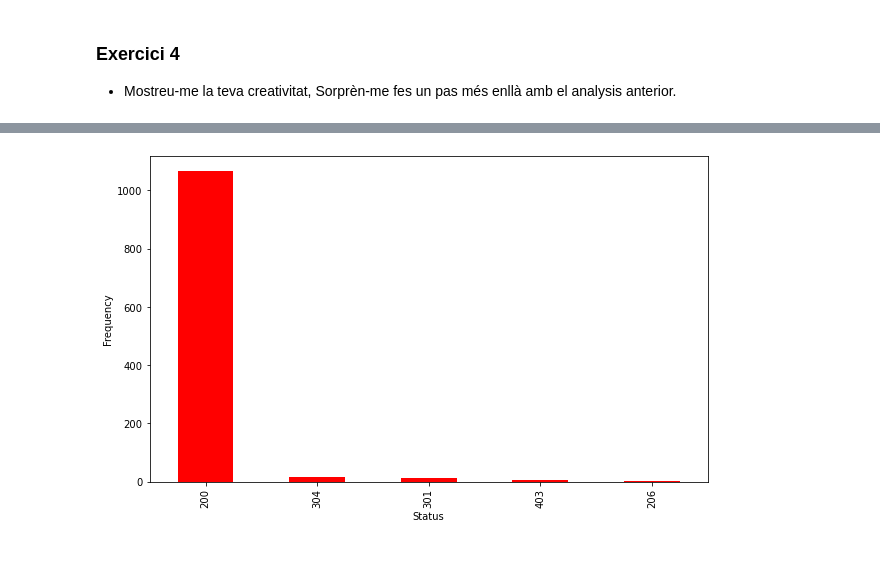
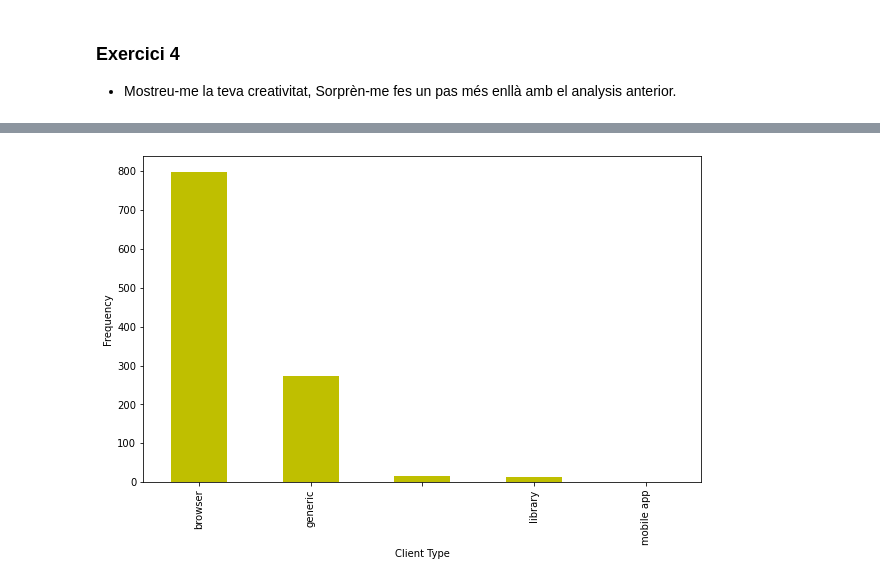
Before and after one commit to jesussantana/web-log-dash, a Jupyter notebook: Tasca_7_Registre_de_Logs.ipynb, the cells around one changed output, grey strips where cells are left out. Saved outputs shown, nothing was run; the diff lists cells and outputs as text; code cells hidden in the pictures; blank space fills up the shorter version.

Commit message:
Update Graphs

```diff
--- a/Tasca_7_Registre_de_Logs.ipynb
+++ b/Tasca_7_Registre_de_Logs.ipynb
@@ -16,11 +17,11 @@ pd.set_option('display.max_columns', None)
 # %%
 path = '../Data/Web_access_log-akumenius.com.txt'
 
-Logs = pd.read_csv(path, sep='\s | \- | \"', names =['DNS','IP','Location','Date','Time','Request','Status','Size','Referer','UserAgent'], skiprows=260771, engine='python')
+Logs_raw = pd.read_csv(path, sep='\s | \- | \"', names =['DNS','IP','Location','Date','Time','Request','Status','Size','Referer','UserAgent'], skiprows=260771, engine='python')
 
-Logs_copy = Logs.copy()
+Logs_copy = Logs_raw.copy()
 
-Logs_copy
+Logs_copy.head()
 # %% [output]
 |  | DNS | IP | Location | Date | Time | Request | Status | Size | Referer | UserAgent |
 | 0 | www.akumenius.com 187.133.87.116 | - [02/Mar/2014:00:40:59 +0100] | GET /libraries/jqueryui/js/jquery... | http://www.akumenius.com/hoteles-... | Mozilla/5.0 (Linux; U; Android 4.... | NaN | NaN | NaN | NaN | NaN |
@@ -105,3 +99,6 @@ array(['www.akumenius.com', 'localhost', 'akumenius.com',
 # Time data extraction
 
 Logs_copy.Time = Logs_copy.Date.str.extract(':(\d{2}:\d{2}:\d{2}.*)]')
+
+Logs_copy.Time = pd.to_datetime(Logs_copy.Time, format = '%H:%M:%S %z')
+Logs_copy.head()
@@ -108,7 +112,9 @@ Logs_copy.Time = Logs_copy.Date.str.extract(':(\d{2}:\d{2}:\d{2}.*)]')
 # %%
 # Date data extraction
 
-Logs_copy.Date= Logs_copy.Date.str.extract('(\d+/\w+/\d+)')
+Logs_copy.Date = Logs_copy.Date.str.extract('(\d+/\w+/\d+)')
+
+Logs_copy.Date = pd.to_datetime(Logs_copy.Date, format = '%d/%b/%Y')
 # %%
 Logs_copy.head()
 # %% [output]
@@ -373,7 +405,7 @@ Logs_copy.Location.value_counts(ascending = True).plot(kind = 'barh', figsize =
 # %%
-graph = Logs_copy[['Status', 'Date']].groupby(['Status']).count().sort_values(by = 'Date',ascending = False)
+graph = Logs_copy[['Client Type', 'Date']].groupby(['Client Type']).count().sort_values(by = 'Date',ascending = False)
 graph = graph.rename(columns = {'Date' : 'Frequency'})
-graph.plot.bar(y = 'Frequency', color = 'red', ylabel = 'Frequency', legend = None, figsize = (10,6))
+graph.plot.bar(y = 'Frequency', color = 'y', ylabel = 'Frequency', legend = None, figsize = (10,6))
 plt.show()
 # %% [output]
-[figure, old version]
+[figure, new version]
```
Also changed, not shown: parts of 22 cells of this notebook.
